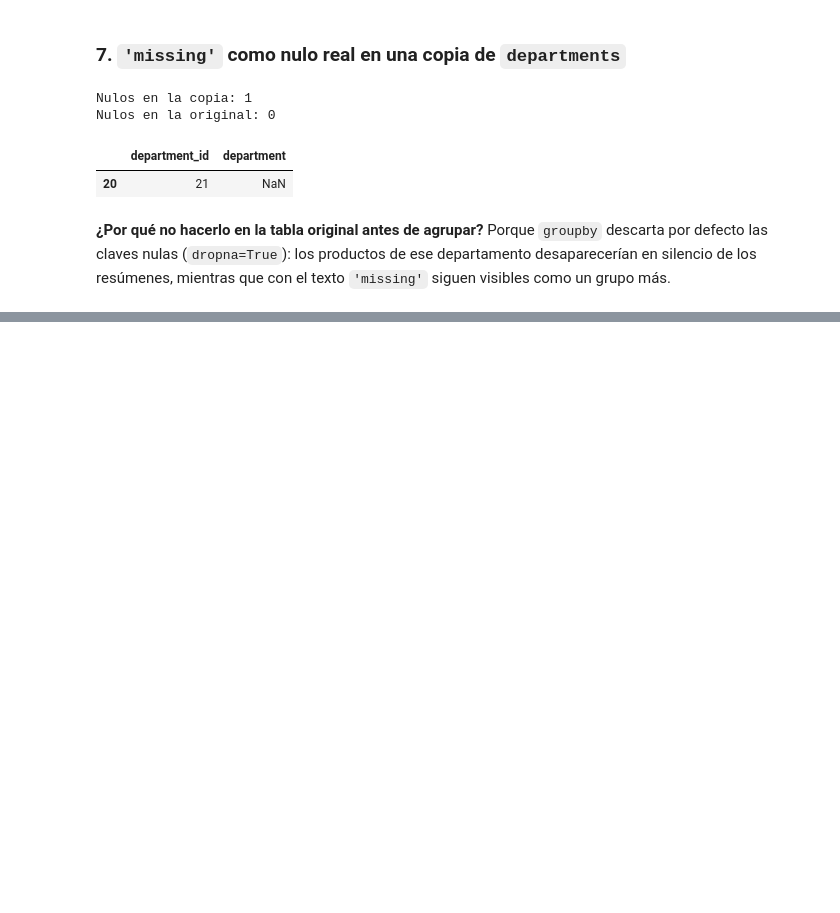
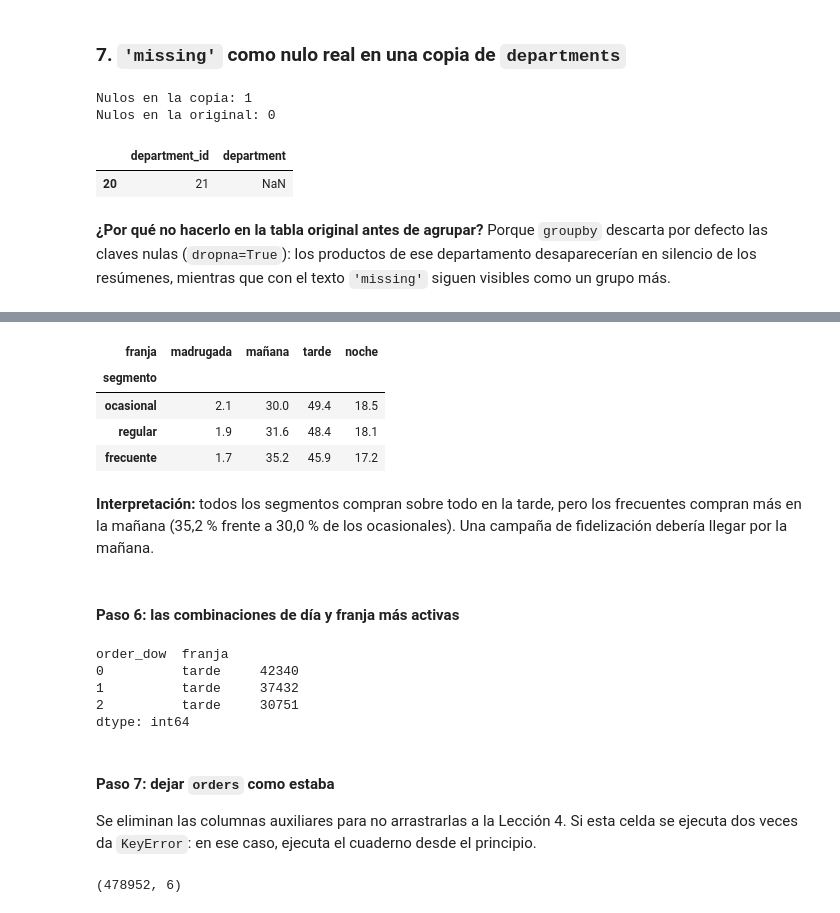
Before and after one commit to Sehuto96/instacart-analisis, a Jupyter notebook: notebooks/pandas_labs.ipynb, the cells around one changed output, grey strips where cells are left out. Cells and saved outputs as stored; diff of their text form; code cells hidden in the pictures; blank space fills up the shorter version.

Commit message:
feat: complete lesson 3 data analysis

```diff
--- a/notebooks/pandas_labs.ipynb
+++ b/notebooks/pandas_labs.ipynb
@@ -335,0 +363,5 @@ Nulos en la original: 0
+# %%
+pedidos_por_cliente = orders.groupby('user_id')['order_id'].count()
+print(len(pedidos_por_cliente))
+pedidos_por_cliente.describe()
+# Esperado: 157437 clientes, mediana (50%) de 2 pedidos y máximo de 28
@@ -335,0 +385,10 @@ Nulos en la original: 0
+# %%
+segmento_cliente = pd.cut(pedidos_por_cliente,
+                          bins=[0, 1, 4, np.inf],
+                          labels=['ocasional', 'regular', 'frecuente'])
+print(segmento_cliente.value_counts().sort_index())
+print((segmento_cliente.value_counts(normalize=True).sort_index() * 100).round(1))
+# Esperado:
+# ocasional  55357  35.2 %
+# regular    71553  45.4 %
+# frecuente  30527  19.4 %
@@ -335,0 +408,4 @@ Nulos en la original: 0
+# %%
+orders['segmento'] = orders['user_id'].map(segmento_cliente)
+orders[['user_id', 'order_number', 'segmento']].head()
+# Esperado: columna segmento con ocasional, regular o frecuente en cada fila
@@ -335,0 +447,46 @@ Nulos en la original: 0
+# %%
+orders['franja'] = pd.cut(orders['order_hour_of_day'],
+                          bins=[-1, 5, 11, 17, 23],
+                          labels=['madrugada', 'mañana', 'tarde', 'noche'])
+
+perfil = (pd.crosstab(orders['segmento'], orders['franja'], normalize='index')
+            .mul(100).round(1))
+perfil.to_csv('../data/processed/segment_hour_profile.csv')
+perfil
+# Esperado (% por fila):
+# segmento   madrugada  mañana  tarde  noche
+# ocasional  2.1        30.0    49.4   18.5
+# regular    1.9        31.6    48.4   18.1
+# frecuente  1.7        35.2    45.9   17.2
+# %% [output]
+| franja | madrugada | mañana | tarde | noche |
+| segmento |  |  |  |  |
+| ocasional | 2.1 | 30.0 | 49.4 | 18.5 |
+| regular | 1.9 | 31.6 | 48.4 | 18.1 |
+| frecuente | 1.7 | 35.2 | 45.9 | 17.2 |
+# %% [markdown]
+**Interpretación:** todos los segmentos compran sobre todo en la tarde, pero los frecuentes compran más en la mañana (35,2 % frente a 30,0 % de los ocasionales). Una campaña de fidelización debería llegar por la mañana.
+# %% [markdown]
+#### Paso 6: las combinaciones de día y franja más activas
+# %%
+(orders.groupby(['order_dow', 'franja'], observed=True)
+       .size()
+       .sort_values(ascending=False)
+       .head(3))
+# Esperado: domingo (0) tarde 42340, lunes (1) tarde 37432, martes (2) tarde 30751
+# %% [output]
+order_dow  franja
+0          tarde     42340
+1          tarde     37432
+2          tarde     30751
+dtype: int64
+# %% [markdown]
+#### Paso 7: dejar `orders` como estaba
+
+Se eliminan las columnas auxiliares para no arrastrarlas a la Lección 4. Si esta celda se ejecuta dos veces da `KeyError`: en ese caso, ejecuta el cuaderno desde el principio.
+# %%
+orders = orders.drop(columns=['segmento', 'franja'])
+print(orders.shape)
+# Esperado: (478952, 6)
+# %% [output]
+(478952, 6)
```
Also changed, not shown: parts of 35 cells of this notebook, 2 other files.
